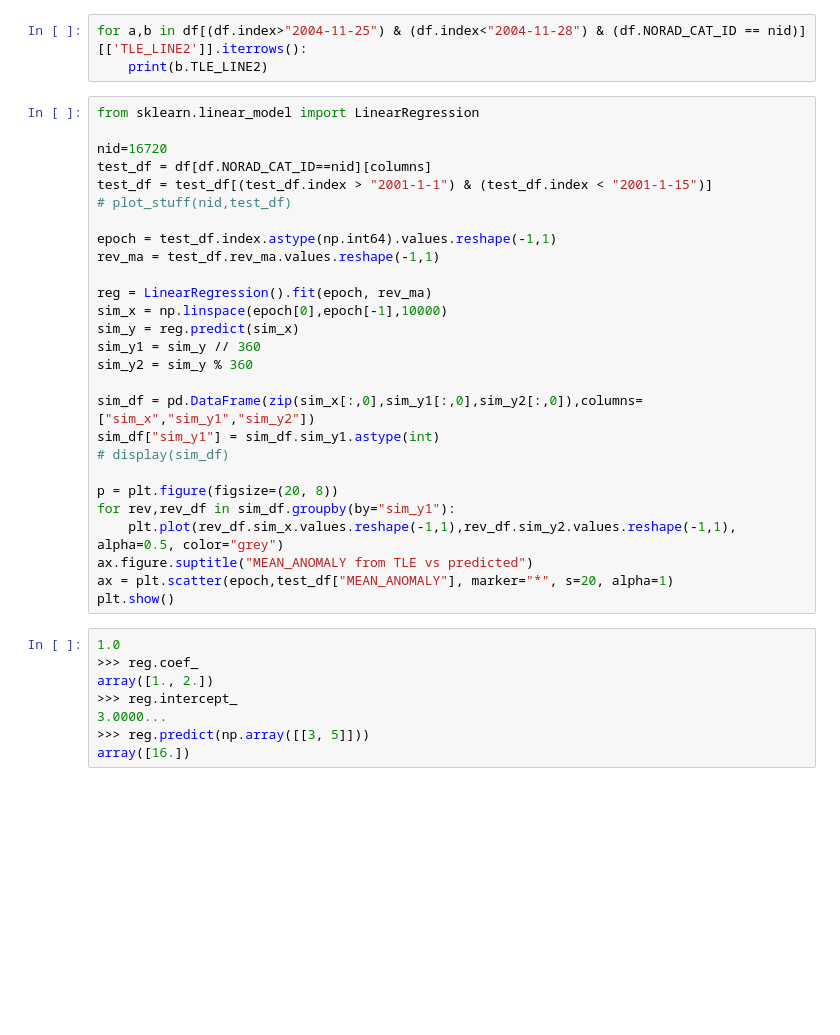
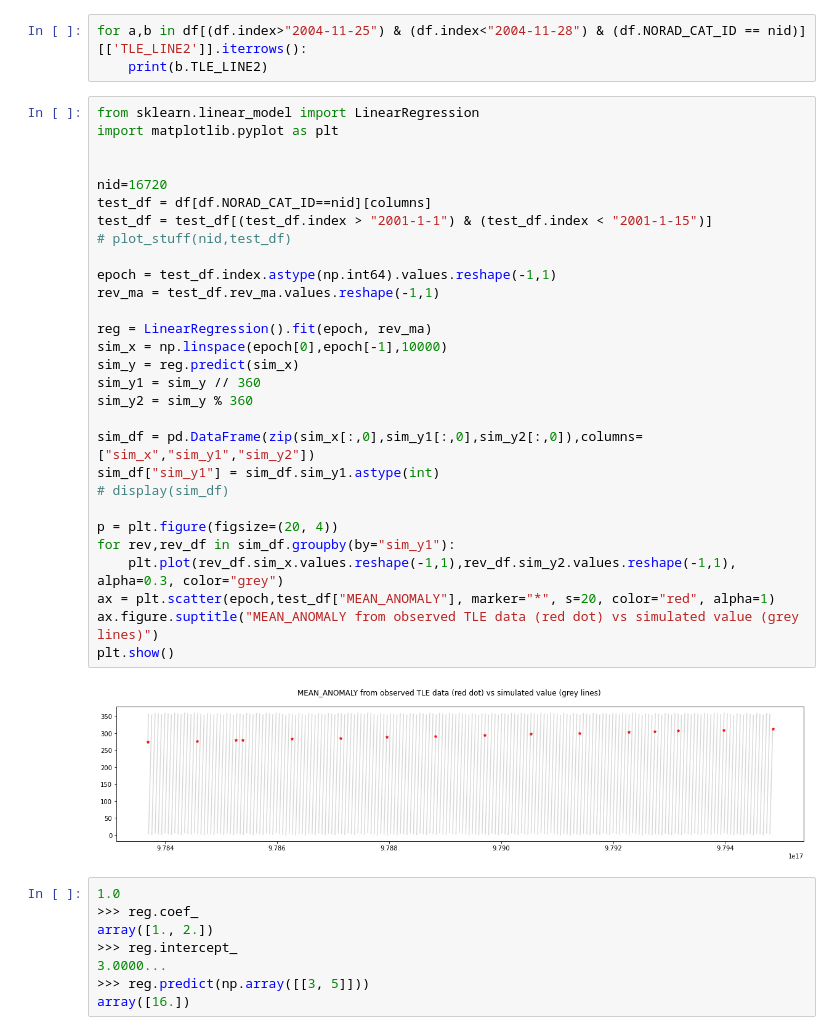
Before and after one commit to cm-tle-pred/tle-prediction, a Jupyter notebook: playground/tim/exploring TLE data.ipynb, the cells around one changed output. Saved outputs shown, nothing was run; the diff lists cells and outputs as text; blank space fills up the shorter version.

Commit message:
Feature engineering for cyclic data

```diff
--- a/playground/tim/exploring TLE data.ipynb
+++ b/playground/tim/exploring TLE data.ipynb
@@ -124,31 +124,35 @@ for a,b in df[(df.index>"2004-11-25") & (df.index<"2004-11-28") & (df.NORAD_CAT_
     print(b.TLE_LINE2)
 # %%
 from sklearn.linear_model import LinearRegression
+import matplotlib.pyplot as plt
+
 
 nid=16720
 test_df = df[df.NORAD_CAT_ID==nid][columns]
 test_df = test_df[(test_df.index > "2001-1-1") & (test_df.index < "2001-1-15")]
 # plot_stuff(nid,test_df)
 
 epoch = test_df.index.astype(np.int64).values.reshape(-1,1)
 rev_ma = test_df.rev_ma.values.reshape(-1,1)
 
 reg = LinearRegression().fit(epoch, rev_ma)
 sim_x = np.linspace(epoch[0],epoch[-1],10000)
 sim_y = reg.predict(sim_x)
 sim_y1 = sim_y // 360
 sim_y2 = sim_y % 360
 
 sim_df = pd.DataFrame(zip(sim_x[:,0],sim_y1[:,0],sim_y2[:,0]),columns=["sim_x","sim_y1","sim_y2"])
 sim_df["sim_y1"] = sim_df.sim_y1.astype(int)
 # display(sim_df)
 
-p = plt.figure(figsize=(20, 8))
+p = plt.figure(figsize=(20, 4))
 for rev,rev_df in sim_df.groupby(by="sim_y1"):
-    plt.plot(rev_df.sim_x.values.reshape(-1,1),rev_df.sim_y2.values.reshape(-1,1), alpha=0.5, color="grey")
-ax.figure.suptitle("MEAN_ANOMALY from TLE vs predicted")
-ax = plt.scatter(epoch,test_df["MEAN_ANOMALY"], marker="*", s=20, alpha=1)
+    plt.plot(rev_df.sim_x.values.reshape(-1,1),rev_df.sim_y2.values.reshape(-1,1), alpha=0.3, color="grey")
+ax = plt.scatter(epoch,test_df["MEAN_ANOMALY"], marker="*", s=20, color="red", alpha=1)
+ax.figure.suptitle("MEAN_ANOMALY from observed TLE data (red dot) vs simulated value (grey lines)")
 plt.show()
+# %% [output]
+[figure, added]
 # %%
 1.0
 >>> reg.coef_
```
Also changed, not shown: 5 other files.
